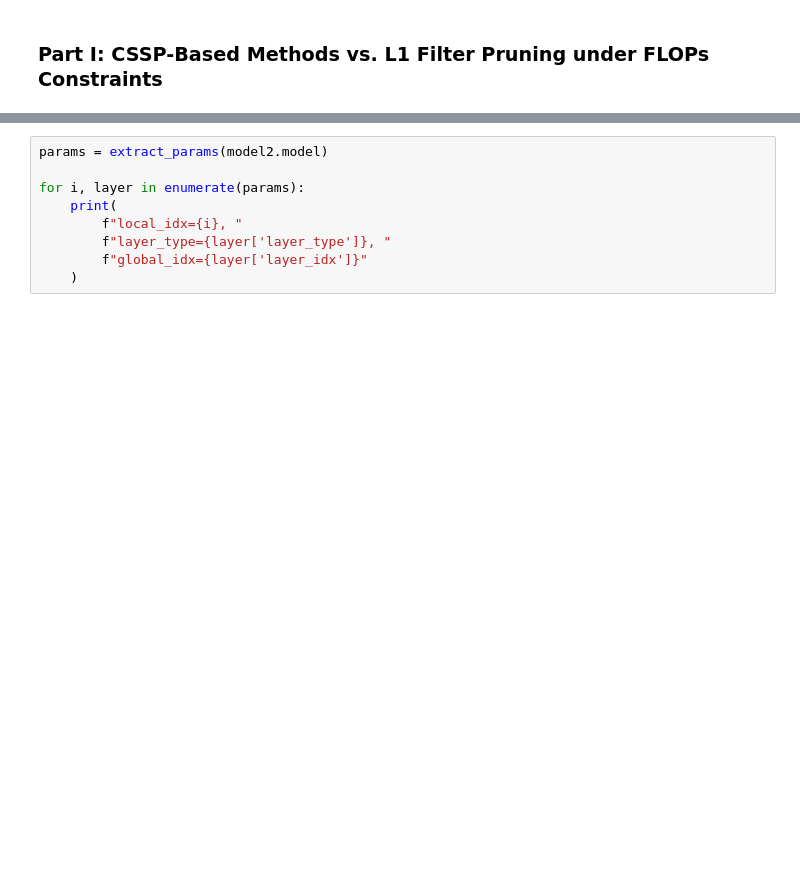
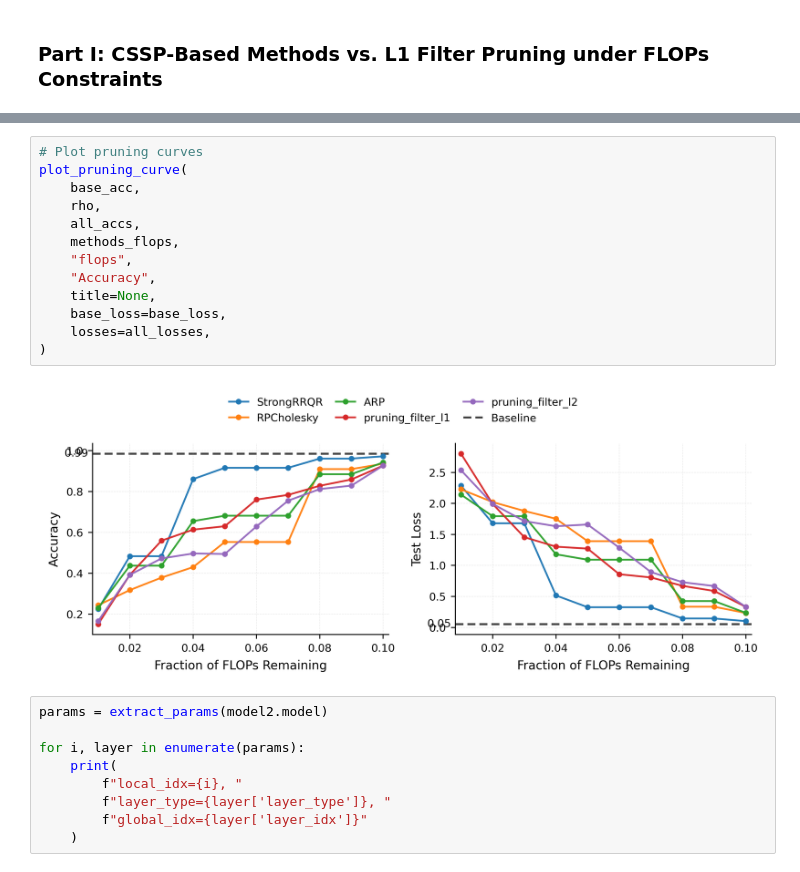
Before and after one commit to yuekai-yan/CSSP_Neural_Networks_Pruning, a Jupyter notebook: MNIST.ipynb, the cells around one changed output, grey strips where cells are left out. Cells and saved outputs as stored; diff of their text form; blank space fills up the shorter version.

```diff
--- a/MNIST.ipynb
+++ b/MNIST.ipynb
@@ -244,3 +222,18 @@ Flops after pruning: 7652672 -> 49224
+# %%
+# Plot pruning curves
+plot_pruning_curve(
+    base_acc,
+    rho,
+    all_accs,
+    methods_flops,
+    "flops",
+    "Accuracy",
+    title=None,
+    base_loss=base_loss,
+    losses=all_losses,
+)
+# %% [output]
+[figure, added]
 # %%
 params = extract_params(model2.model)
 
```
Also changed, not shown: parts of 14 cells of this notebook.
